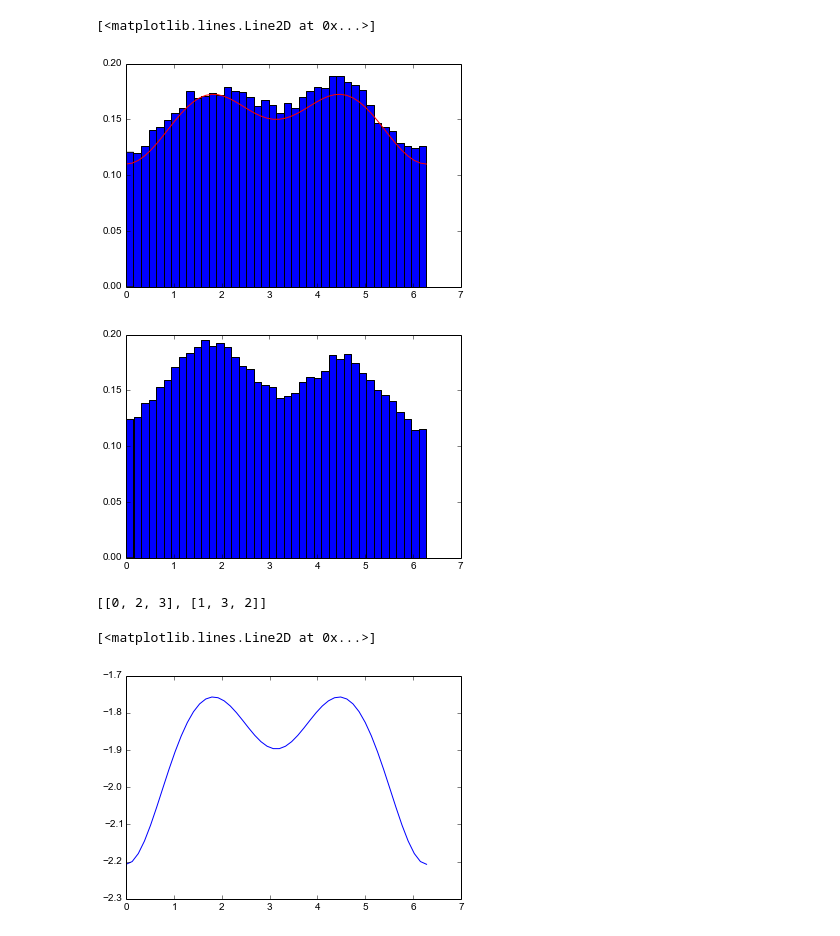
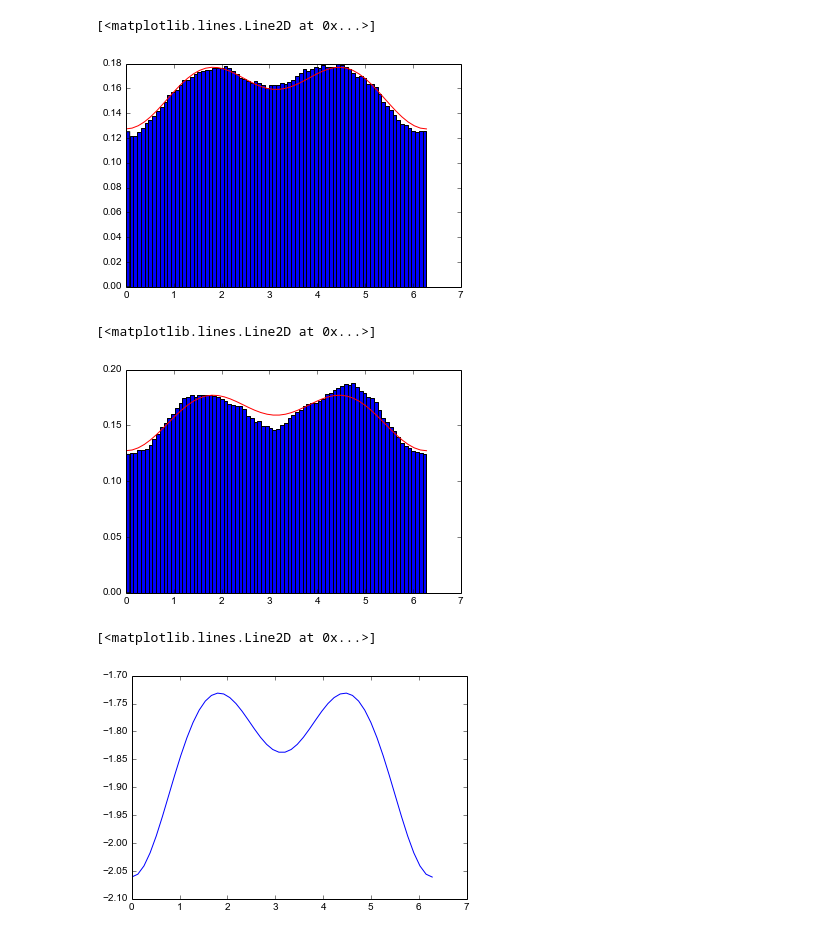
Before and after one commit to Danie1Johnson/research, a Jupyter notebook: BGMRBM test 1.ipynb, the cells around one changed output. Saved outputs shown, nothing was run; the diff lists cells and outputs as text; code cells hidden in the pictures.

```diff
--- a/BGMRBM test 1.ipynb
+++ b/BGMRBM test 1.ipynb
@@ -24,18 +24,19 @@ stat_name = 'test_1'
 stat_kwargs = {}
 # %%
 err_tol = 10**-12
-h = 0.05
-N = 10**7
+h0 = 0.05
+h = 0.025
+N = 4*10**6
 run_kwargs = {'N': N}
 
-kwargs_nb = {'stat_name': stats_name,
+kwargs_nb = {'stat_name': stat_name,
             'run_kwargs': run_kwargs,
             'err_tol': err_tol,
             'manifold_kwargs': manifold_kwargs,
             'boundary_kwargs': {},
             'stat_kwargs': stat_kwargs}
 
-kwargs_b = {'stat_name': stats_name,
+kwargs_b = {'stat_name': stat_name,
             'run_kwargs': run_kwargs,
             'err_tol': err_tol,
             'manifold_kwargs': manifold_kwargs,
@@ -58,28 +59,33 @@ z_boundary = mrbm.MRBM(manifold_name,
 s_nb = z_no_boundary.sample(N=N, record_trace=False, record_stats=True)
 s_b = z_boundary.sample(N=N, record_trace=False, record_stats=True)
 # %%
-hist_nb = plt.hist(z_no_boundary.stat_log, bins=40, normed=True)
+hist_nb = plt.hist(z_no_boundary.stat_log[~np.isnan(z_no_boundary.stat_log)], bins=80, normed=True)
 xs = np.linspace(0.0, 2.0*np.pi)
 
-a = 0.15
-b = -0.02
-c = -0.02
+#a = 0.158
+#b = -0.0145
+#c = -0.017
+
+a = 0.5/np.pi
+b = -a*0.1
+c = -a*0.1
 
 ys = a + b*np.cos(xs) + c*np.cos(2*xs)
 plt.plot(xs, ys, 'r')
+
+#plt.savefig('two_triangles_no_boundaries_err_13.png')
 # %% [output]
 [<matplotlib.lines.Line2D at 0x...>]
-[figure, old version]
+[figure, new version]
 # %%
-hist_b = plt.hist(z_boundary.stat_log, bins=40, normed=True)
+hist_b = plt.hist(z_boundary.stat_log, bins=80, normed=True)
+plt.plot(xs, ys, 'r')
+#plt.savefig('two_triangles_boundaries_err_13.png')
 # %% [output]
+[<matplotlib.lines.Line2D at 0x...>]
-[figure, old version]
+[figure, new version]
-# %%
-print faces
-# %% [output]
-[[0, 2, 3], [1, 3, 2]]
 # %%
 plt.plot(xs, np.log(ys))
 # %% [output]
 [<matplotlib.lines.Line2D at 0x...>]
-[figure, old version]
+[figure, new version]
```
Also changed, not shown: 6 other files.
